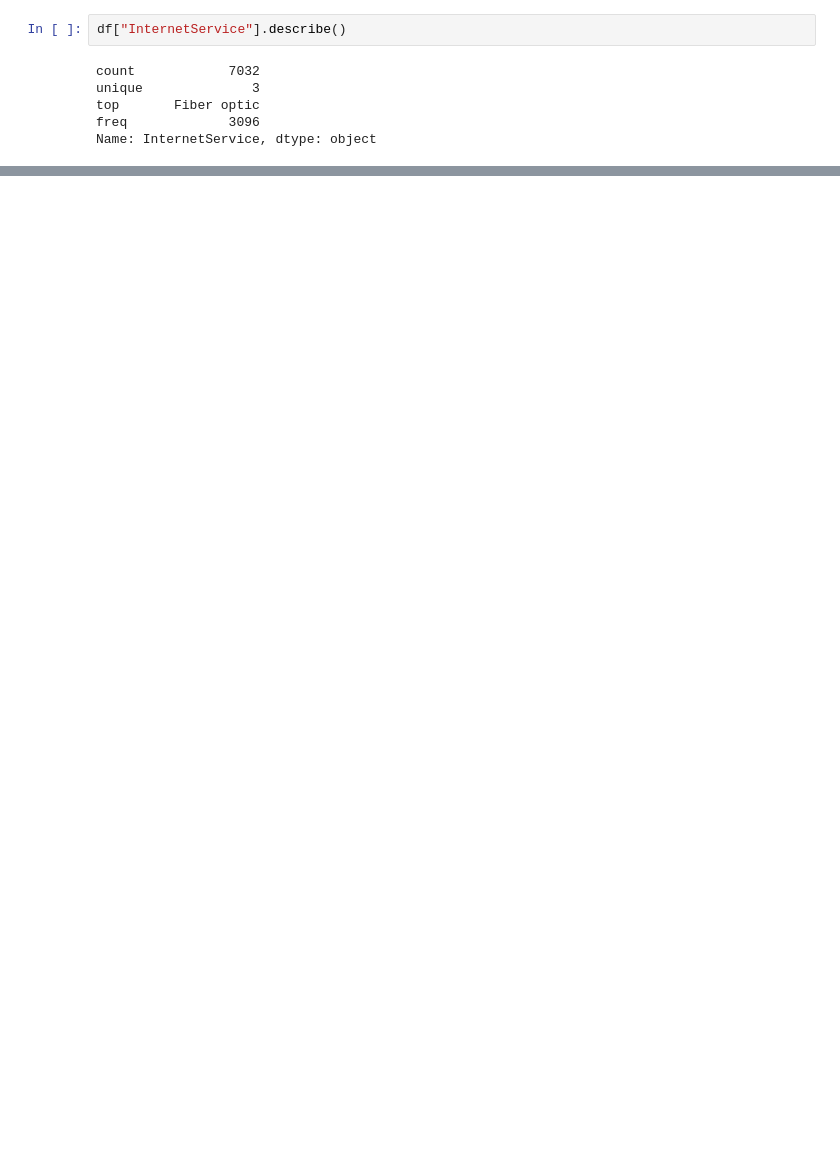
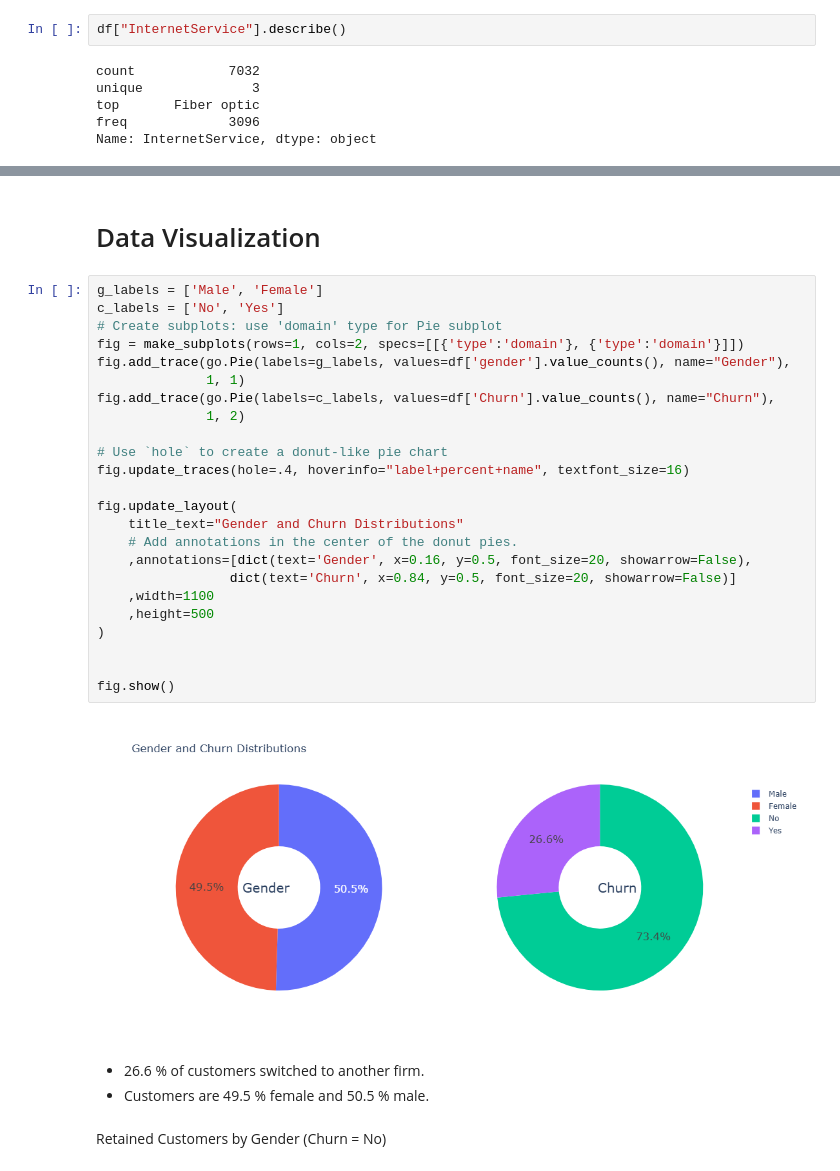
Before and after one commit to muhakazm/dev-ds, a Jupyter notebook: prj-data-churn-prediction/telecom-customer.ipynb, the cells around one changed output, grey strips where cells are left out. Cells and saved outputs as stored; diff of their text form; blank space fills up the shorter version.

Commit message:
churn visualizations

```diff
--- a/prj-data-churn-prediction/telecom-customer.ipynb
+++ b/prj-data-churn-prediction/telecom-customer.ipynb
@@ -322,0 +330,33 @@ Name: InternetService, dtype: object
+# %% [markdown]
+# Data Visualization
+# %%
+g_labels = ['Male', 'Female']
+c_labels = ['No', 'Yes']
+# Create subplots: use 'domain' type for Pie subplot
+fig = make_subplots(rows=1, cols=2, specs=[[{'type':'domain'}, {'type':'domain'}]])
+fig.add_trace(go.Pie(labels=g_labels, values=df['gender'].value_counts(), name="Gender"),
+              1, 1)
+fig.add_trace(go.Pie(labels=c_labels, values=df['Churn'].value_counts(), name="Churn"),
+              1, 2)
+
+# Use `hole` to create a donut-like pie chart
+fig.update_traces(hole=.4, hoverinfo="label+percent+name", textfont_size=16)
+
+fig.update_layout(
+    title_text="Gender and Churn Distributions"
+    # Add annotations in the center of the donut pies.
+    ,annotations=[dict(text='Gender', x=0.16, y=0.5, font_size=20, showarrow=False),
+                 dict(text='Churn', x=0.84, y=0.5, font_size=20, showarrow=False)]
+    ,width=1100
+    ,height=500
+)
+
+
+fig.show()
+# %% [output]
+[figure, added]
+# %% [markdown]
+- 26.6 % of customers switched to another firm.
+- Customers are 49.5 % female and 50.5 % male.
+# %% [markdown]
+Retained Customers by Gender (Churn = No)
```
Also changed, not shown: parts of 7 cells of this notebook, 1 other file.
